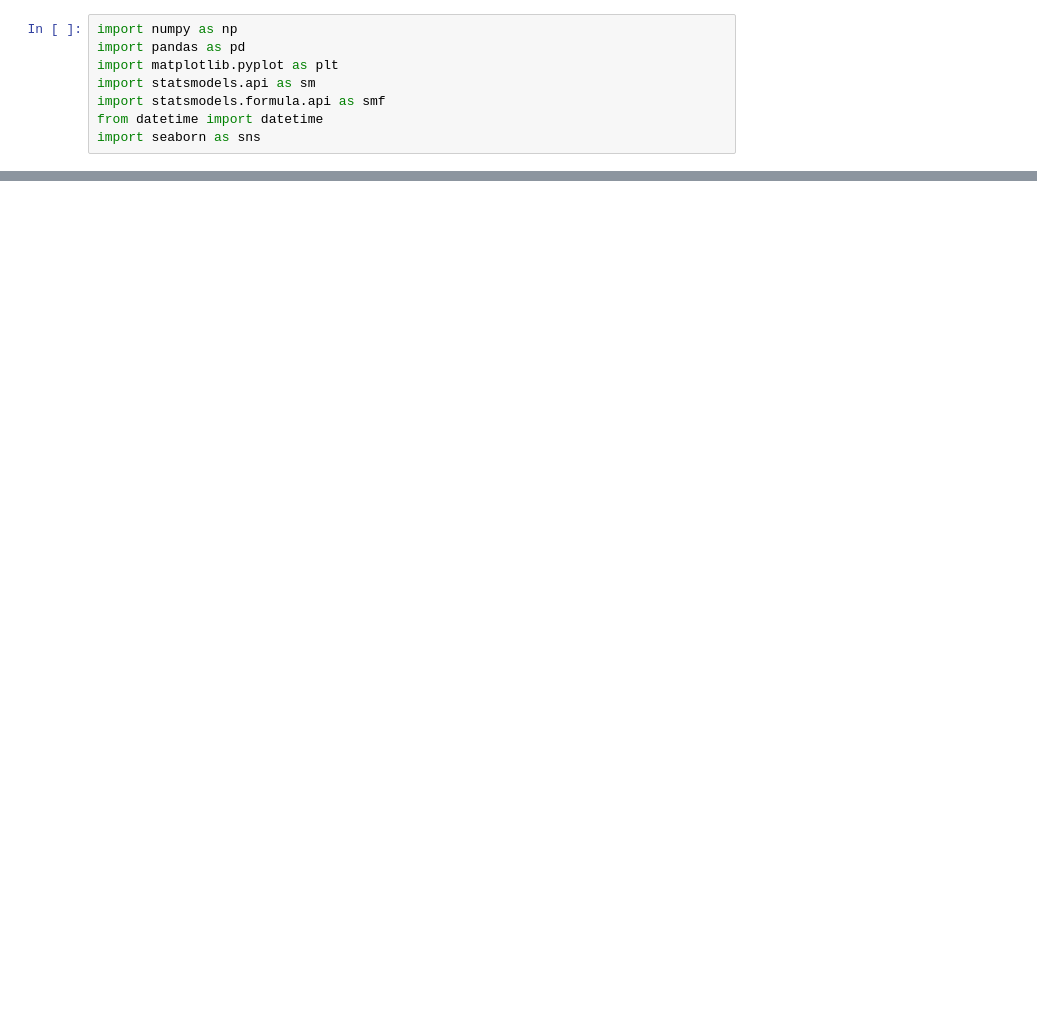
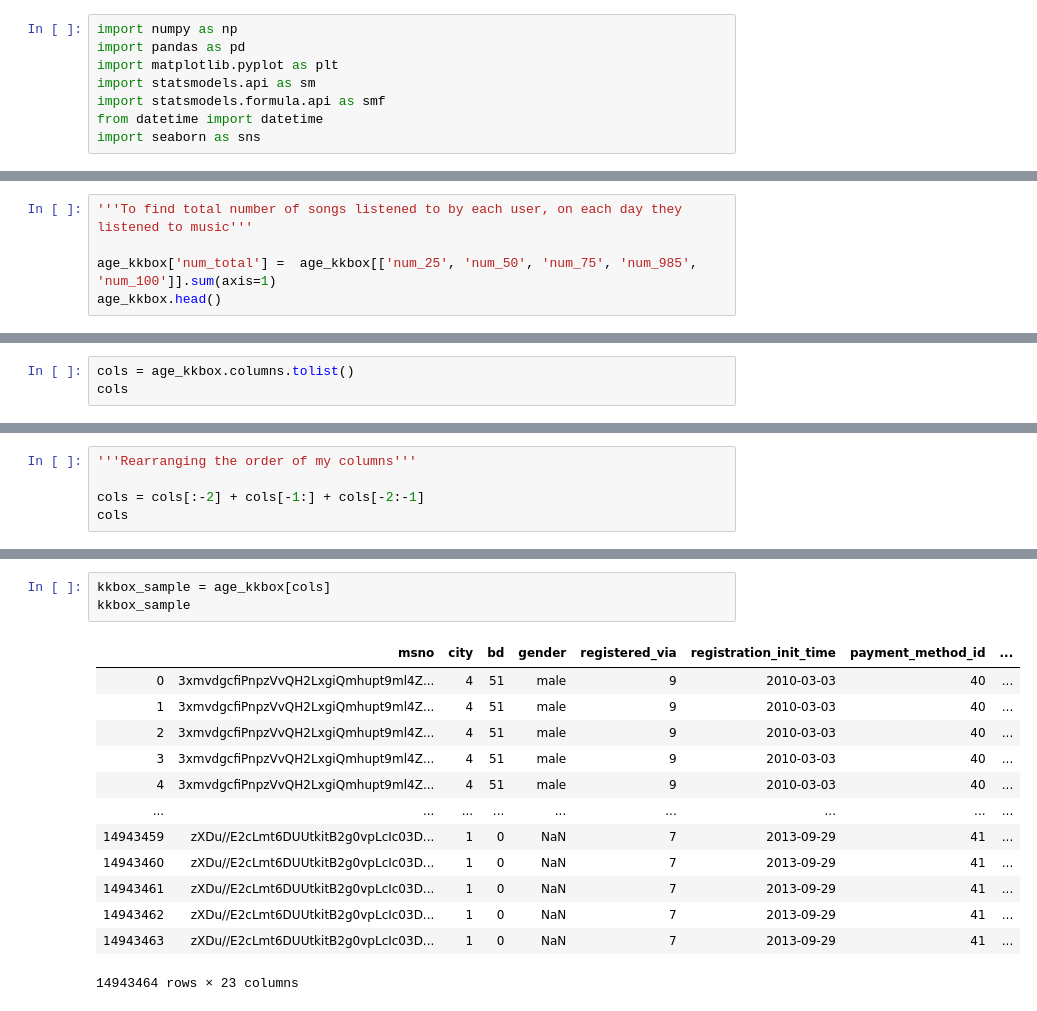
Before and after one commit to Carlene/KKBox_Analysis, a Jupyter notebook: KKBox Data Analysis.ipynb, the cells around one changed output, grey strips where cells are left out. Cells and saved outputs as stored; diff of their text form; blank space fills up the shorter version.

Commit message:
Edited tables in python

```diff
--- a/KKBox Data Analysis.ipynb
+++ b/KKBox Data Analysis.ipynb
@@ -8,0 +65,5 @@ import seaborn as sns
+# %%
+'''To find total number of songs listened to by each user, on each day they listened to music'''
+
+age_kkbox['num_total'] =  age_kkbox[['num_25', 'num_50', 'num_75', 'num_985', 'num_100']].sum(axis=1)
+age_kkbox.head()
@@ -8,0 +78,3 @@ import seaborn as sns
+# %%
+cols = age_kkbox.columns.tolist()
+cols
@@ -8,0 +99,5 @@ import seaborn as sns
+# %%
+'''Rearranging the order of my columns'''
+
+cols = cols[:-2] + cols[-1:] + cols[-2:-1]
+cols
@@ -8,0 +122,17 @@ import seaborn as sns
+# %%
+kkbox_sample = age_kkbox[cols]
+kkbox_sample
+# %% [output]
+|  | msno | city | bd | gender | registered_via | registration_init_time | payment_method_id | ... |
+| 0 | 3xmvdgcfiPnpzVvQH2LxgiQmhupt9ml4Z... | 4 | 51 | male | 9 | 2010-03-03 | 40 | ... |
+| 1 | 3xmvdgcfiPnpzVvQH2LxgiQmhupt9ml4Z... | 4 | 51 | male | 9 | 2010-03-03 | 40 | ... |
+| 2 | 3xmvdgcfiPnpzVvQH2LxgiQmhupt9ml4Z... | 4 | 51 | male | 9 | 2010-03-03 | 40 | ... |
+| 3 | 3xmvdgcfiPnpzVvQH2LxgiQmhupt9ml4Z... | 4 | 51 | male | 9 | 2010-03-03 | 40 | ... |
+| 4 | 3xmvdgcfiPnpzVvQH2LxgiQmhupt9ml4Z... | 4 | 51 | male | 9 | 2010-03-03 | 40 | ... |
+| ... | ... | ... | ... | ... | ... | ... | ... | ... |
+| 14943459 | zXDu//E2cLmt6DUUtkitB2g0vpLcIc03D... | 1 | 0 | NaN | 7 | 2013-09-29 | 41 | ... |
+| 14943460 | zXDu//E2cLmt6DUUtkitB2g0vpLcIc03D... | 1 | 0 | NaN | 7 | 2013-09-29 | 41 | ... |
+| 14943461 | zXDu//E2cLmt6DUUtkitB2g0vpLcIc03D... | 1 | 0 | NaN | 7 | 2013-09-29 | 41 | ... |
+| 14943462 | zXDu//E2cLmt6DUUtkitB2g0vpLcIc03D... | 1 | 0 | NaN | 7 | 2013-09-29 | 41 | ... |
+| 14943463 | zXDu//E2cLmt6DUUtkitB2g0vpLcIc03D... | 1 | 0 | NaN | 7 | 2013-09-29 | 41 | ... |
+14943464 rows × 23 columns
```
Also changed, not shown: parts of 10 cells of this notebook, 1 other file.
